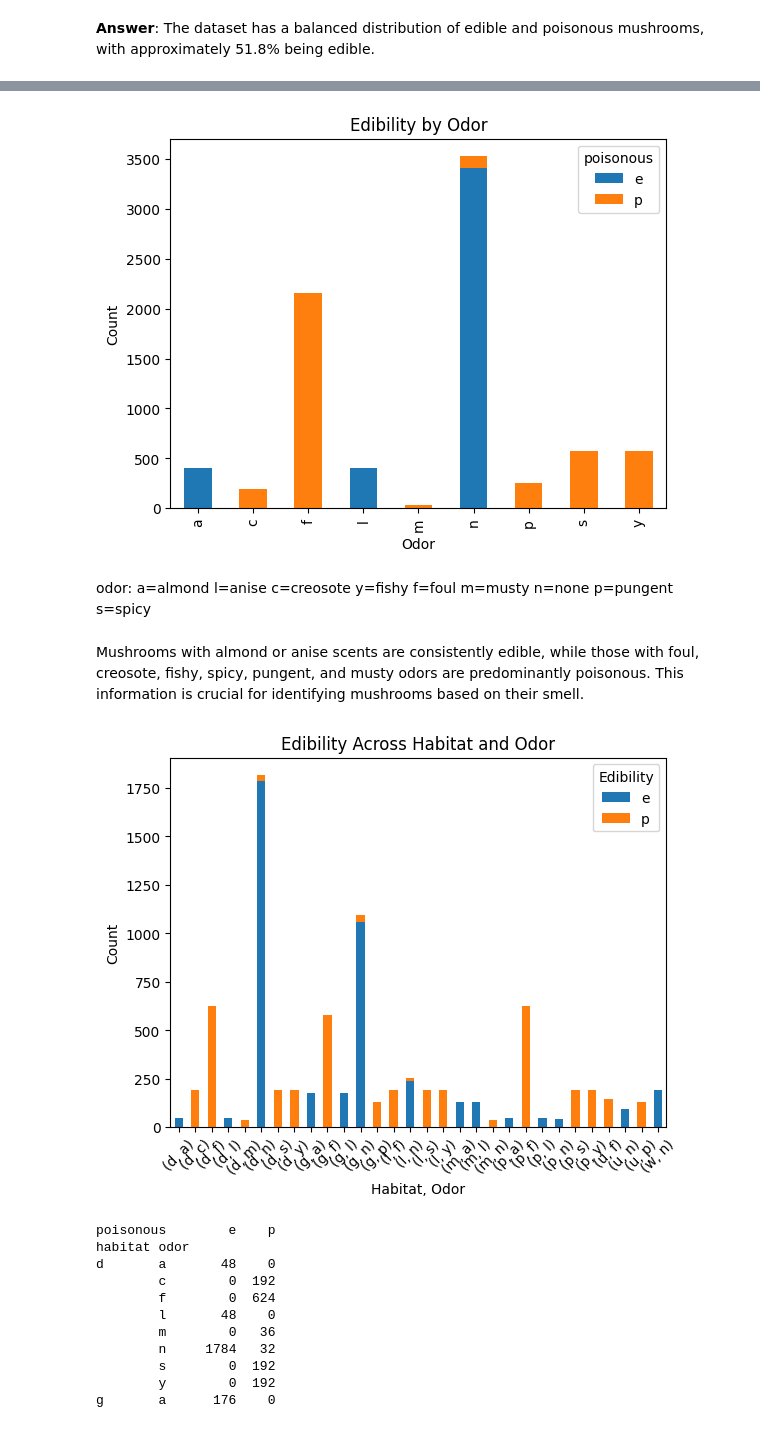
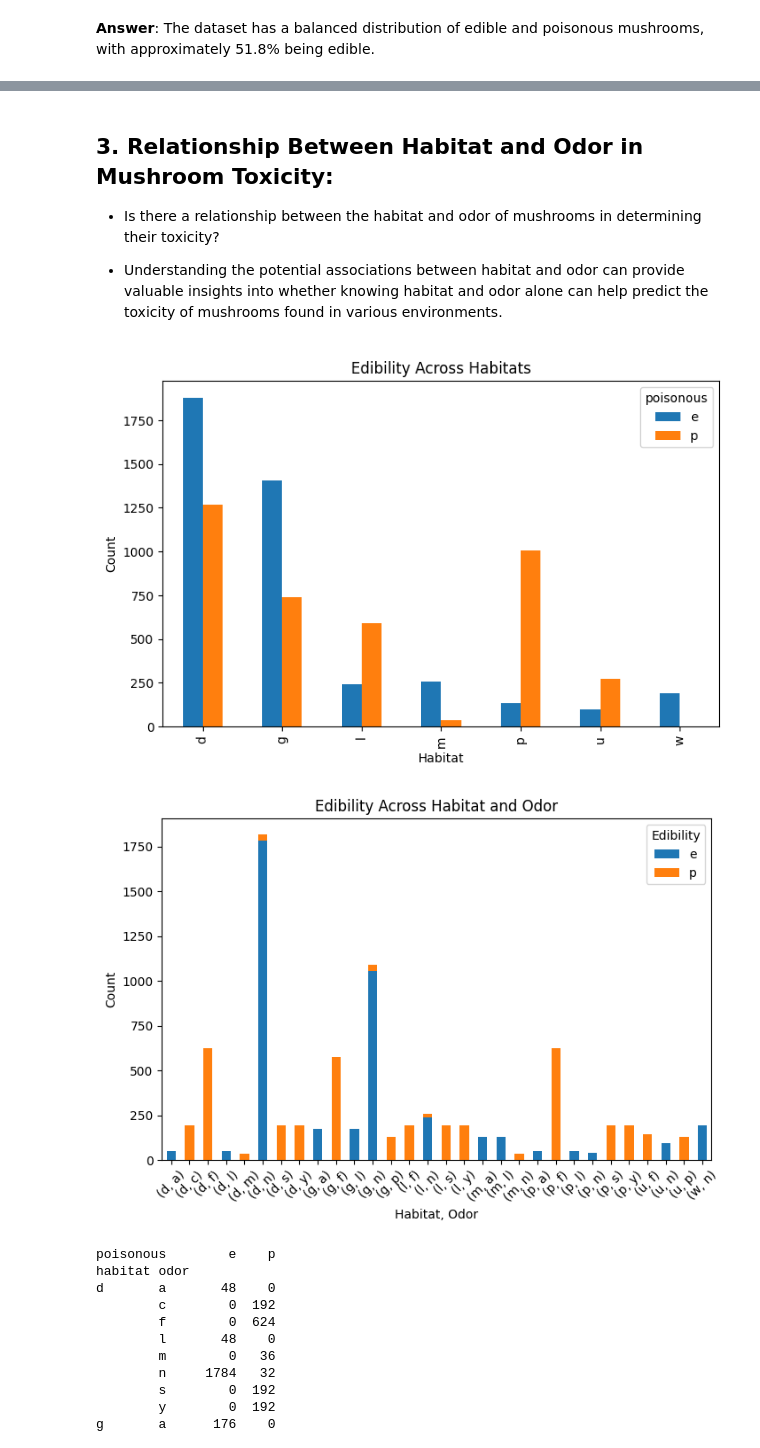
Before and after one commit to emilyclifton/ML-Mushrooms, a Jupyter notebook: mushrooms.ipynb, the cells around one changed output, grey strips where cells are left out. Drawn from its saved outputs; the diff is of its cells as text; code cells hidden in the pictures.

```diff
--- a/mushrooms.ipynb
+++ b/mushrooms.ipynb
@@ -172,14 +237,14 @@ dtype: int64
 - What is the overall percentage of edible mushrooms in the dataset?
 - The primary goal is to understand the overall distribution of edible and poisonous mushrooms in the dataset. This will provide insights into the balance between the two classes and set the foundation for further analysis.
 # %%
-# 1. Distribution of Edible and Poisonous Mushrooms
 # Calculate the overall percentage of edible mushrooms
-edible = y['poisonous'].value_counts()
-edible_percentage = edible / len(y) * 100
+edible = mushrooms['poisonous'].value_counts()
+edible_percentage = edible / len(mushrooms['poisonous']) * 100
 print(f"Percentage of Edible Mushrooms: {edible_percentage.get('e', 0):.2f}%")
 
+plt.rcParams["figure.figsize"] = [5,5]
+
 # Plotting a pie chart
-plt.figure(figsize=(8, 8))
 plt.pie(edible, labels=edible.index, autopct='%1.1f%%', startangle=90, colors=['skyblue', 'lightcoral', 'lightgreen', 'lightpink', 'lightyellow', 'lightgrey', 'lightblue'])
 plt.title('Distribution of Mushrooms Across Habitats')
 # %% [output]
@@ -191,15 +256,14 @@ __Answer__: The dataset has a balanced distribution of edible and poisonous mush
 # %%
 # Now I will see if there is any determining factors for any of the features in terms of edibility
 grouped = mushrooms.groupby(['poisonous'])
-
+plt.rcParams["figure.figsize"] = [5, 5]
 # Iterate over each feature and plot the bar graph
 for feature in mushrooms.columns:
     if feature != 'poisonous':  # Skip the target variable
         feature_counts = grouped[feature].value_counts().unstack()
-        feature_counts.plot(kind='bar', stacked=True)
+        feature_counts.plot(kind='bar')
         plt.title(f"Distribution of Edible and Poisonous Mushrooms by {feature}")
         plt.xlabel(feature)
         plt.ylabel("Proportion")
         plt.legend(mushrooms[feature].unique())
-        plt.show()
 # %% [output]
@@ -237,13 +324,10 @@ The provided data on the distribution of edible and poisonous mushrooms across v
 # %%
-# 2. Variation in Edibility Across Habitats
-# Calculate the distribution of edible and poisonous mushrooms across habitats
-#edibility_by_habitat = X['habitat'].value_counts().plot(kind='bar')#df.groupby(['habitat', 'class']).size().unstack().fillna(0)
-y['poisonous'].groupby(X['habitat']).value_counts().unstack().plot(kind='bar', stacked=True)
-#print(edibility_by_habitat)
+plt.rcParams["figure.figsize"] = [8, 5]
+# Calculate the distribution of edible and poisonous mushrooms across odors
+y['poisonous'].groupby(X['odor']).value_counts().unstack().plot(kind='bar')
 # Plot the stacked bar chart
-#edibility_by_habitat.plot(kind='bar', stacked=True)
-plt.title('Edibility Across Habitats')
-plt.xlabel('Habitat')
+plt.title('Edibility by Odor')
+plt.xlabel('Odor')
 plt.ylabel('Count')
 plt.show()
 # %% [output]
@@ -257,35 +338,34 @@ Waste habitats consistently have edible mushrooms, while other habitats like lea
+# %% [markdown]
+## 3. Relationship Between Habitat and Odor in Mushroom Toxicity:
+- Is there a relationship between the habitat and odor of mushrooms in determining their toxicity?
+
+- Understanding the potential associations between habitat and odor can provide valuable insights into whether knowing habitat and odor alone can help predict the toxicity of mushrooms found in various environments.
 # %%
-# 3. Effect of Odor on Edibility
-# Calculate the distribution of edible and poisonous mushrooms across odors
-y['poisonous'].groupby(X['odor']).value_counts().unstack().plot(kind='bar', stacked=True)
-# Plot the stacked bar chart
-plt.title('Edibility by Odor')
-plt.xlabel('Odor')
+plt.rcParams["figure.figsize"] = [8, 5]
+y['poisonous'].groupby(X['habitat']).value_counts().unstack().plot(kind='bar')
+plt.title('Edibility Across Habitats')
+plt.xlabel('Habitat')
 plt.ylabel('Count')
 plt.show()
 # %% [output]
-[figure, old version]
+[figure, new version]
-# %% [markdown]
-odor: a=almond l=anise c=creosote y=fishy f=foul m=musty n=none p=pungent s=spicy
-# %% [markdown]
-Mushrooms with almond or anise scents are consistently edible, while those with foul, creosote, fishy, spicy, pungent, and musty odors are predominantly poisonous. This information is crucial for identifying mushrooms based on their smell.
 # %%
 # Combine 'habitat' and 'odor' into a single DataFrame
-data = pd.concat([X['habitat'], X['odor'], y['poisonous']], axis=1)
+data = pd.concat([mushrooms['habitat'], mushrooms['odor'], mushrooms['poisonous']], axis=1)
 
 # Group by 'habitat' and 'odor', then count occurrences of edibility
 edibility_by_habitat_odor = data.groupby(['habitat', 'odor', 'poisonous']).size().unstack(fill_value=0)
 
 # Plot the stacked bar chart
 edibility_by_habitat_odor.plot(kind='bar', stacked=True)
 plt.title('Edibility Across Habitat and Odor')
 plt.xlabel('Habitat, Odor')
 plt.ylabel('Count')
 plt.xticks(rotation=45)  # Rotate x-axis labels for better readability
 plt.legend(title='Edibility')  # Add legend with edibility labels
 plt.show()
 # %% [output]
-[figure, old version]
+[figure, new version]
 # %%
 print(edibility_by_habitat_odor)
 # %% [output]
```
Also changed, not shown: parts of 311 cells of this notebook.
